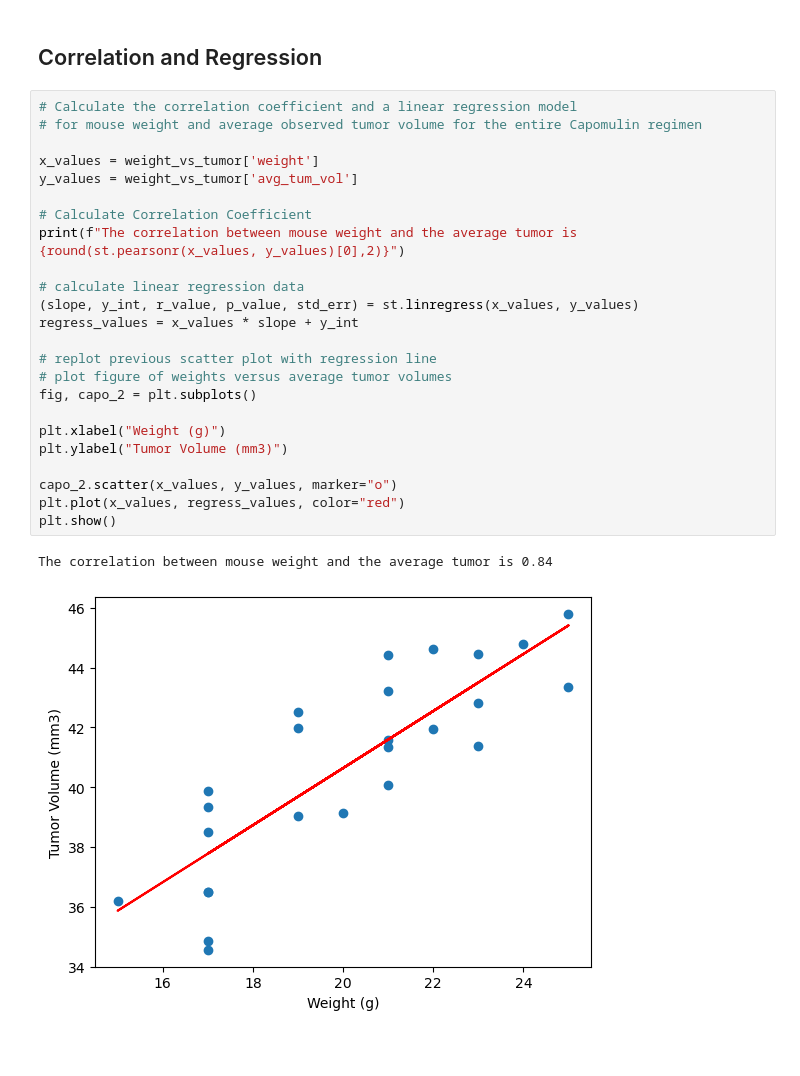
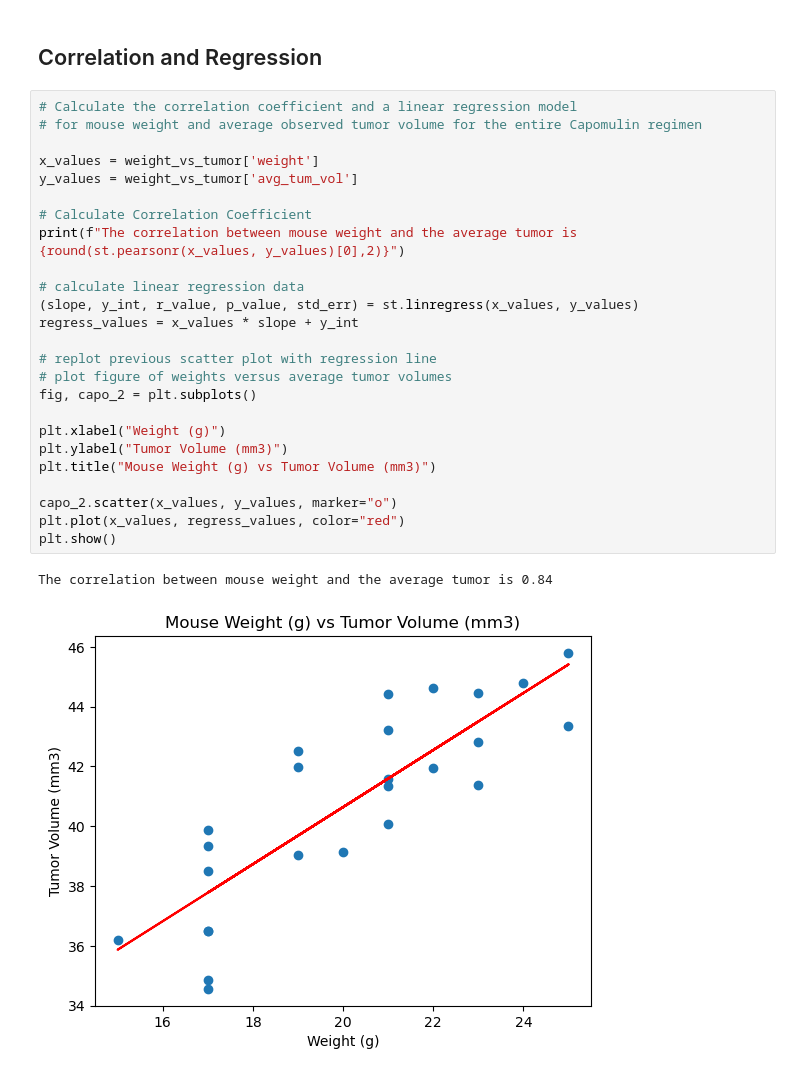
Before and after one commit to Andrew-Bourgeois/matplotlib-challenge, a Jupyter notebook: pymaceuticals_Bourgeois.ipynb, the cells around one changed output. Cells and saved outputs as stored; diff of their text form; blank space fills up the shorter version.

```diff
--- a/pymaceuticals_Bourgeois.ipynb
+++ b/pymaceuticals_Bourgeois.ipynb
@@ -402,27 +403,28 @@ plt.show()
 # %%
 # Calculate the correlation coefficient and a linear regression model
 # for mouse weight and average observed tumor volume for the entire Capomulin regimen
 
 x_values = weight_vs_tumor['weight']
 y_values = weight_vs_tumor['avg_tum_vol']
 
 # Calculate Correlation Coefficient
 print(f"The correlation between mouse weight and the average tumor is {round(st.pearsonr(x_values, y_values)[0],2)}")
 
 # calculate linear regression data
 (slope, y_int, r_value, p_value, std_err) = st.linregress(x_values, y_values)
 regress_values = x_values * slope + y_int
 
 # replot previous scatter plot with regression line
 # plot figure of weights versus average tumor volumes
 fig, capo_2 = plt.subplots()
 
 plt.xlabel("Weight (g)")
 plt.ylabel("Tumor Volume (mm3)")
+plt.title("Mouse Weight (g) vs Tumor Volume (mm3)")
 
 capo_2.scatter(x_values, y_values, marker="o")
 plt.plot(x_values, regress_values, color="red")
 plt.show()
 # %% [output]
 The correlation between mouse weight and the average tumor is 0.84
-[figure, old version]
+[figure, new version]
```
Also changed, not shown: parts of 1 cell of this notebook.
